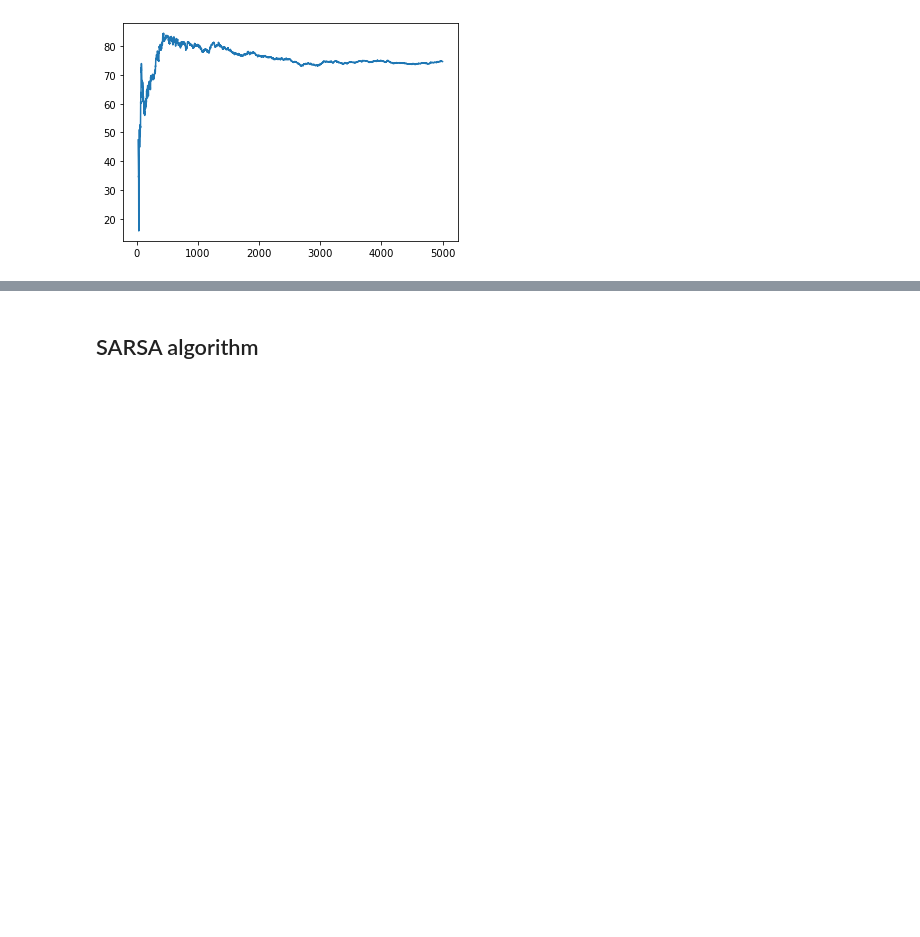
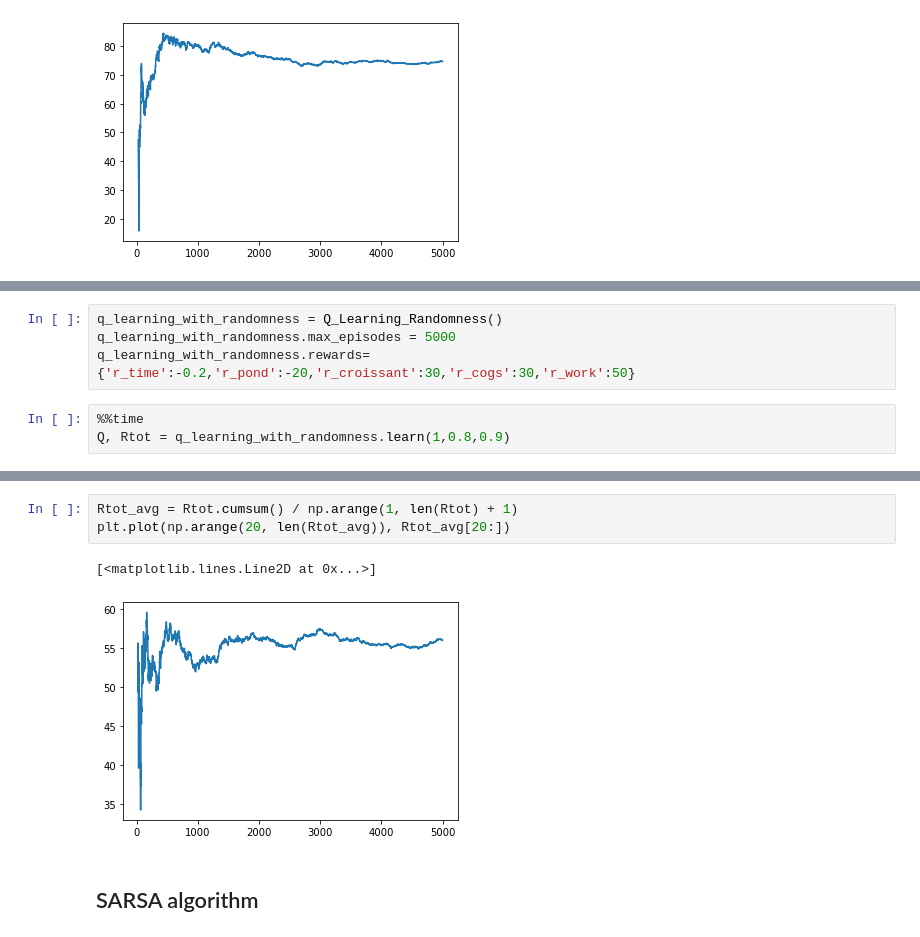
Before and after one commit to alexxcollins/Collins_Adib_INM707_CW, a Jupyter notebook: RobotEnv.ipynb, the cells around one changed output, grey strips where cells are left out. Saved outputs shown, nothing was run; the diff lists cells and outputs as text; blank space fills up the shorter version.

Commit message:
Implement Q Learning with some degree of randomness

```diff
--- a/RobotEnv.ipynb
+++ b/RobotEnv.ipynb
@@ -39,0 +42,7 @@ plt.plot(np.arange(20, len(Rtot_avg)), Rtot_avg[20:])
+# %%
+q_learning_with_randomness = Q_Learning_Randomness()
+q_learning_with_randomness.max_episodes = 5000
+q_learning_with_randomness.rewards={'r_time':-0.2,'r_pond':-20,'r_croissant':30,'r_cogs':30,'r_work':50}
+# %%
+%%time
+Q, Rtot = q_learning_with_randomness.learn(1,0.8,0.9)
@@ -40,3 +67,9 @@ plt.plot(np.arange(20, len(Rtot_avg)), Rtot_avg[20:])
+# %%
+Rtot_avg = Rtot.cumsum() / np.arange(1, len(Rtot) + 1)
+plt.plot(np.arange(20, len(Rtot_avg)), Rtot_avg[20:])
+# %% [output]
+[<matplotlib.lines.Line2D at 0x...>]
+[figure, added]
 # %% [markdown]
 ## SARSA algorithm
 # %%
```
Also changed, not shown: parts of 6 cells of this notebook, 1 other file.
